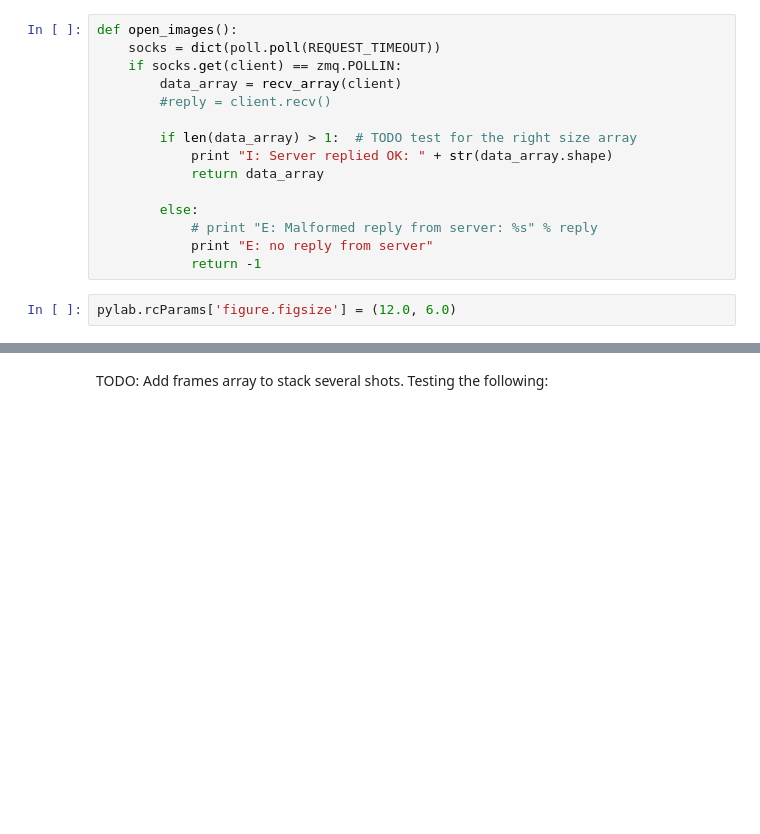
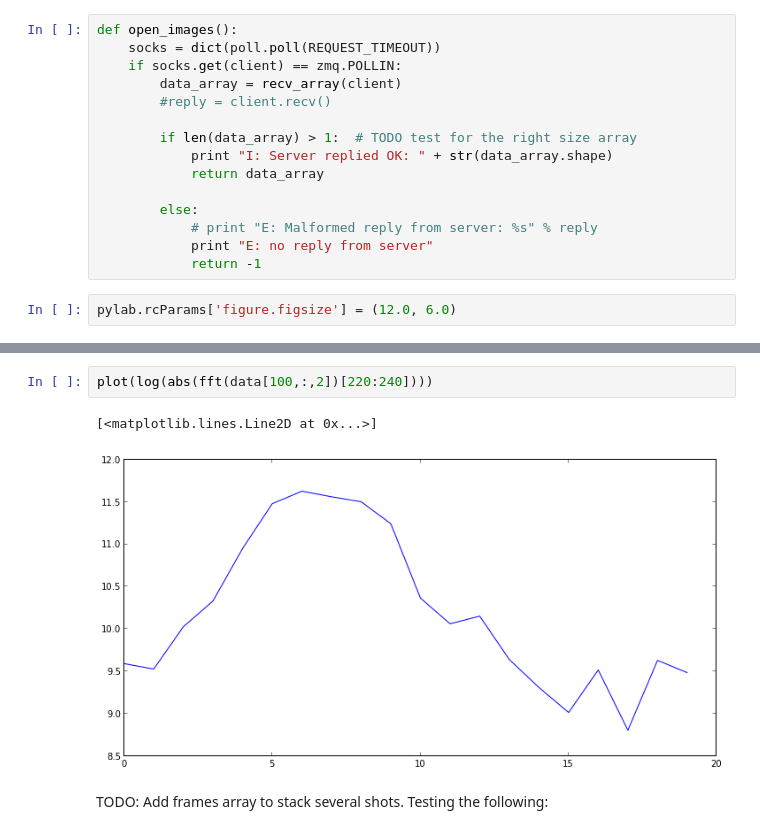
Before and after one commit to DawesLab/CCDimage, a Jupyter notebook: CCDimage-capture with qfunc and consolidated cells.ipynb, the cells around one changed output, grey strips where cells are left out. Drawn from its saved outputs; the diff is of its cells as text; blank space fills up the shorter version.

```diff
--- a/CCDimage-capture with qfunc and consolidated cells.ipynb
+++ b/CCDimage-capture with qfunc and consolidated cells.ipynb
@@ -83,3 +81,8 @@ imshow(data[:,:,1])
+# %%
+plot(log(abs(fft(data[100,:,2])[220:240])))
+# %% [output]
+[<matplotlib.lines.Line2D at 0x...>]
+[figure, added]
 # %% [markdown]
 TODO: Add frames array to stack several shots. Testing the following:
 # %%
```
Also changed, not shown: parts of 8 cells of this notebook.
